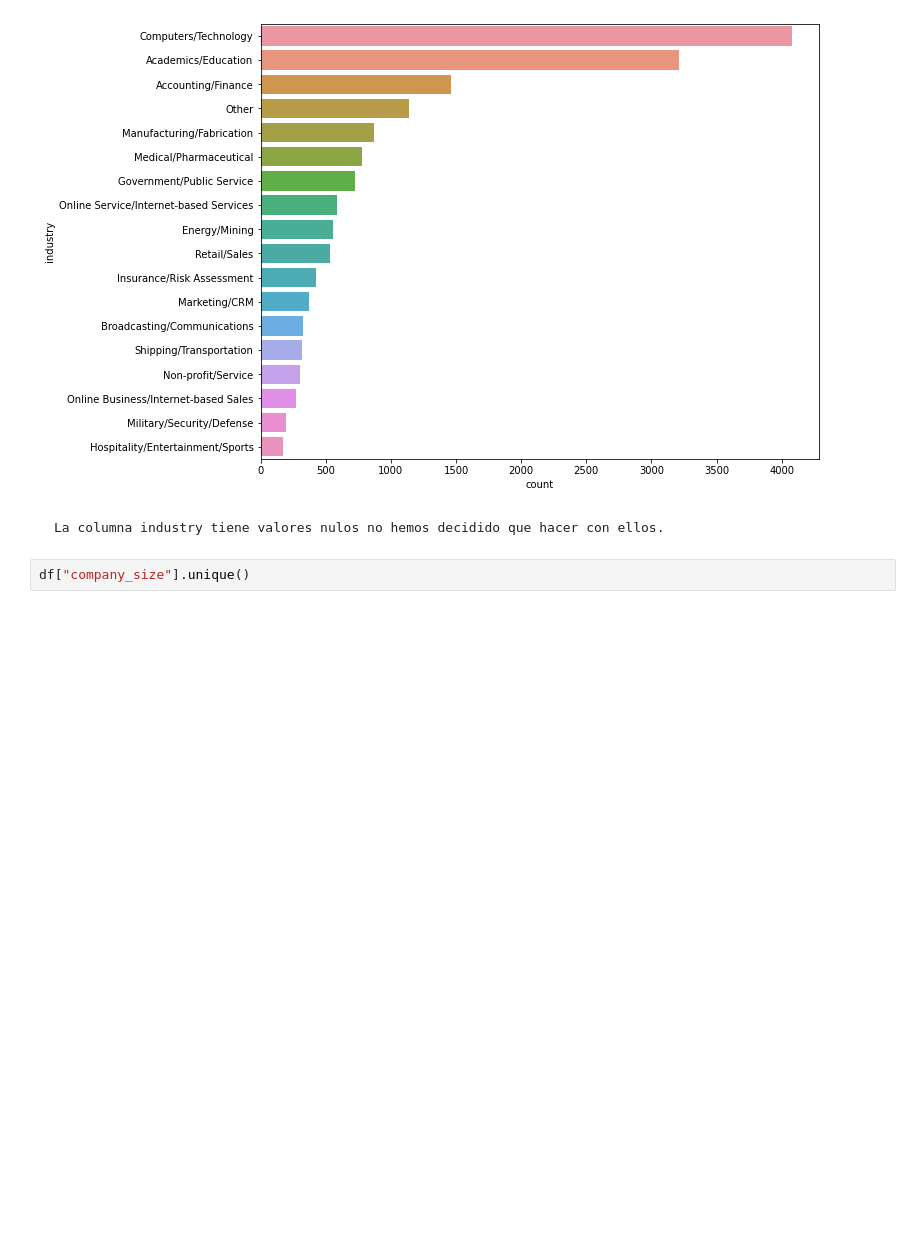
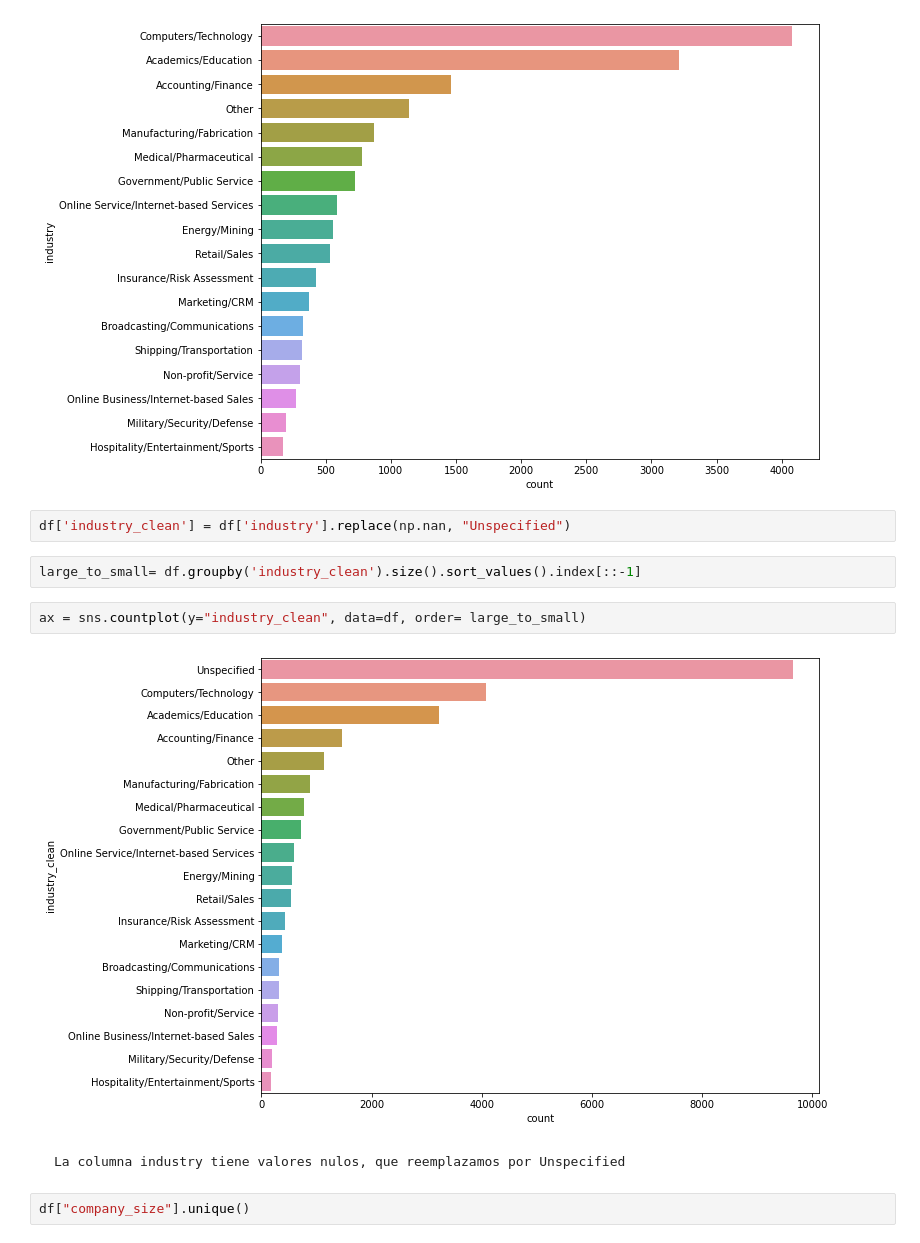
Before and after one commit to Adalab/project-da-promo-A-module-2-team-1-, a Jupyter notebook: Analisis exploratorio/EDA_ col_empresas.ipynb, the cells around one changed output. Cells and saved outputs as stored; diff of their text form; blank space fills up the shorter version.

```diff
--- a/Analisis exploratorio/EDA_ col_empresas.ipynb
+++ b/Analisis exploratorio/EDA_ col_empresas.ipynb
@@ -209,8 +299,16 @@ large_to_small= df.groupby('industry').size().sort_values().index[::-1]
 ax = sns.countplot(y="industry", data=df, order= large_to_small)
 # %% [output]
 [figure]
+# %%
+df['industry_clean'] = df['industry'].replace(np.nan, "Unspecified")
+# %%
+large_to_small= df.groupby('industry_clean').size().sort_values().index[::-1]
+# %%
+ax = sns.countplot(y="industry_clean", data=df, order= large_to_small)
+# %% [output]
+[figure, added]
 # %% [markdown]
-    La columna industry tiene valores nulos no hemos decidido que hacer con ellos.
+    La columna industry tiene valores nulos, que reemplazamos por Unspecified
 # %%
 df["company_size"].unique()
 # %% [output]
```
Also changed, not shown: parts of 34 cells of this notebook, 1 other file.
